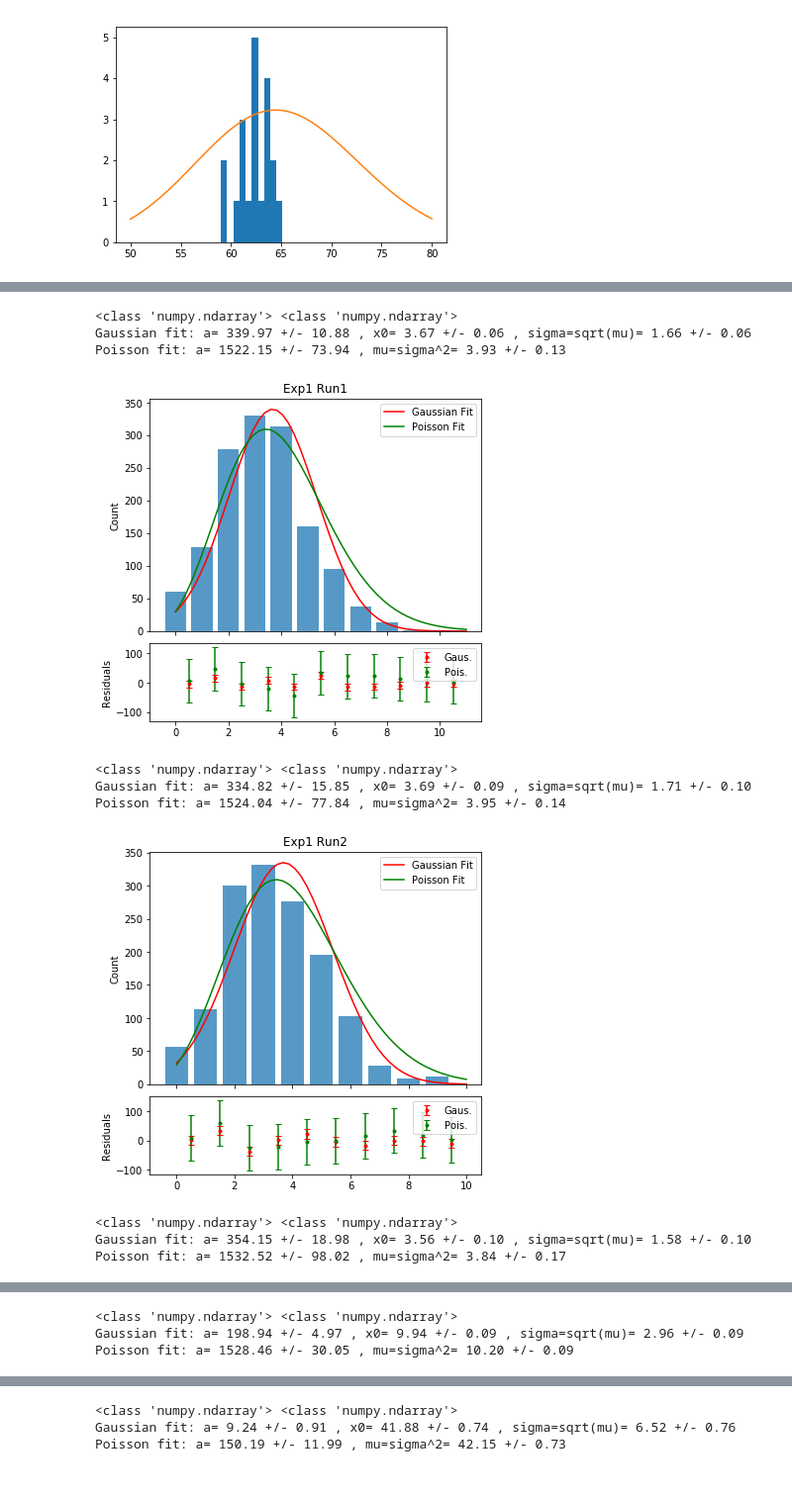
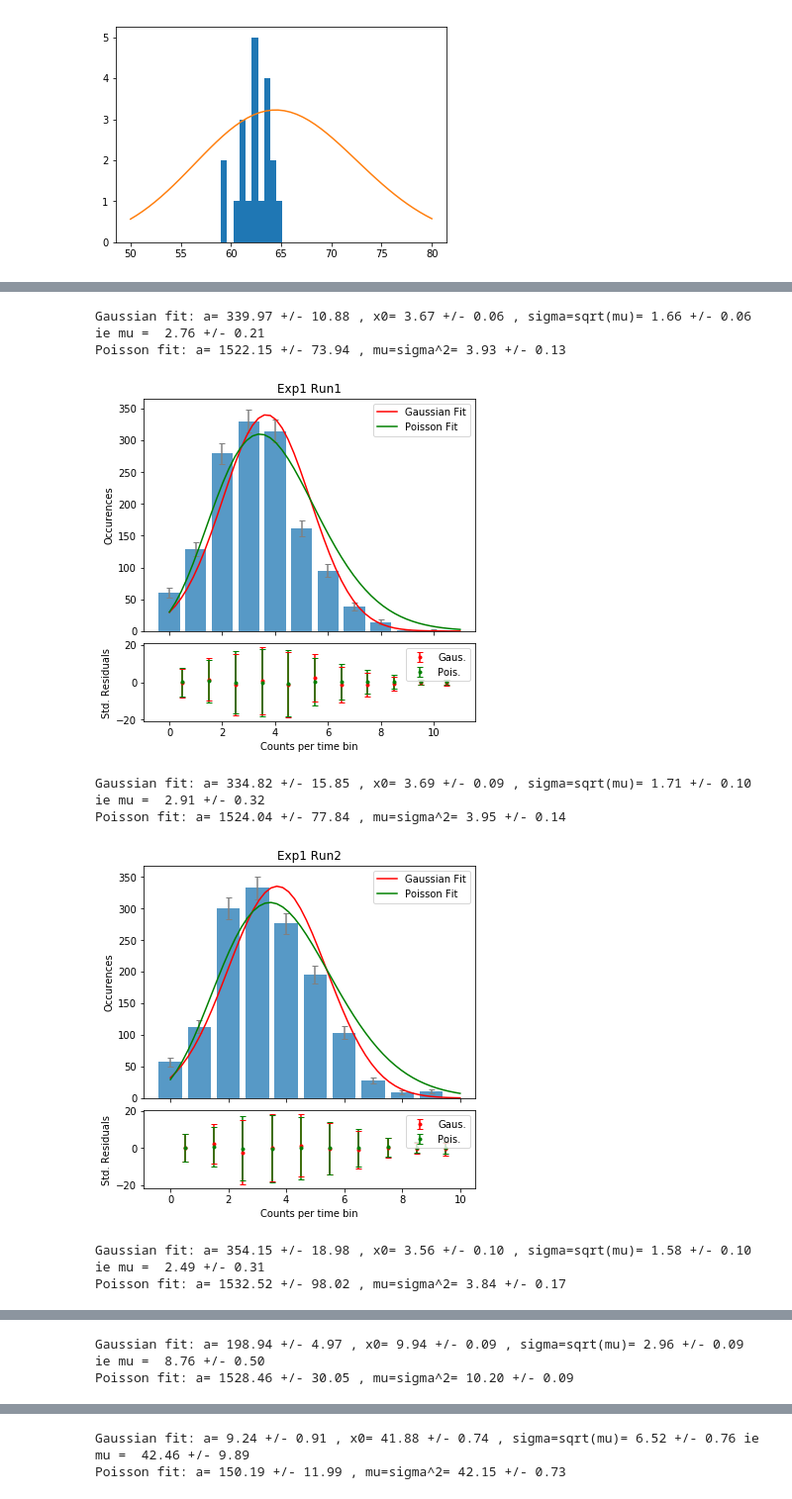
Before and after one commit to abrandenberger/phys-258, a Jupyter notebook: Lab 6/Code/Lab 6.ipynb, the cells around one changed output, grey strips where cells are left out. Shown at 99% size. Saved outputs shown, nothing was run; the diff lists cells and outputs as text; code cells hidden in the pictures.

```diff
--- a/Lab 6/Code/Lab 6.ipynb
+++ b/Lab 6/Code/Lab 6.ipynb
@@ -106,7 +104,7 @@ def extract_and_plot_stuff(run, bgdata, rundata, binwidth, plotGauss=True, plotP
 
     fig, (a0, a1) = plt.subplots(nrows=2, ncols=1, gridspec_kw = {'height_ratios':[3, 1]}, sharex=True, figsize=(6,6))
     fig.subplots_adjust(hspace=.08)
-    a0.bar(bins[:-1], plot_hist, width=.8*binwidth, alpha=0.75)
+    a0.bar(bins[:-1], plot_hist, width=.8*binwidth, yerr=np.sqrt(plot_hist), ecolor='gray', capsize=3, alpha=0.75)
     xdata = np.linspace(min(bins), max(bins)) #for plotting g and p
 
 #     print(type(plot_hist), type(bins))
@@ -115,12 +113,13 @@ def extract_and_plot_stuff(run, bgdata, rundata, binwidth, plotGauss=True, plotP
         residuals_gauss = gauss_function(histx, *gauss_params) - plot_hist
         print('Gaussian fit: a=', '%.2f'%gauss_params[0], '+/-', '%.2f'%errors(gauss_cov)[0] ,
               ', x0=', '%.2f'%gauss_params[1], '+/-',  '%.2f'%errors(gauss_cov)[1],
-              ', sigma=sqrt(mu)=', '%.2f'%gauss_params[2], '+/-',  '%.2f'%errors(gauss_cov)[2])
+              ', sigma=sqrt(mu)=', '%.2f'%gauss_params[2], '+/-',  '%.2f'%errors(gauss_cov)[2],
+              'ie mu = ', '%.2f'%(gauss_params[2]**2), '+/-', '%.2f'%(2*errors(gauss_cov)[2]*gauss_params[2]))
         a0.plot(xdata, gauss_function(xdata, *gauss_params), 'r', label='Gaussian Fit')
 
-        k_gauss = totalerr(gauss_cov)
-        a1.errorbar(histx, residuals_gauss, yerr = k_gauss, marker='.', color='r', linestyle='None', capsize=3,
-                    label='Gaus.')
+        k_gauss = totalerr(gauss_cov) # standardized residuals = residuals / error
+        a1.errorbar(histx, residuals_gauss/k_gauss, yerr = np.sqrt(plot_hist), marker='.', color='r', linestyle='None',
+                    capsize=3, label='Gaus.')
     if plotPoisson == True:
         poisson_params, poisson_cov = curve_fit(poisson_function, histx, plot_hist, p0=(data_a_guess, data_std_guess**2))
         residuals_poisson = poisson_function(histx, *poisson_params) - plot_hist
@@ -129,13 +128,14 @@ def extract_and_plot_stuff(run, bgdata, rundata, binwidth, plotGauss=True, plotP
 
         a0.plot(xdata, poisson_function(xdata, *poisson_params), 'g', label='Poisson Fit')
         k_poisson = totalerr(poisson_cov)
-        a1.errorbar(histx, residuals_poisson, yerr=k_poisson, marker='.', color='g', linestyle='None', capsize=3,
-                    label='Pois.')
+        a1.errorbar(histx, residuals_poisson/k_poisson, yerr=np.sqrt(plot_hist), marker='.', color='g', linestyle='None',
+                    capsize=3, label='Pois.')
 
     title = run[:-2] if '.1' in run else run
     a0.set_title(title)
-    a0.set_ylabel('Count')
-    a1.set_ylabel('Residuals')
+    a0.set_ylabel('Occurences')
+    a1.set_xlabel('Counts per time bin')
+    a1.set_ylabel('Std. Residuals')
     if plotGauss or plotPoisson: a0.legend(); a1.legend(loc='upper right')
 #     SAVEFIG STUFF
     plt.show()
@@ -146,3 +146,12 @@ def extract_and_plot_stuff(run, bgdata, rundata, binwidth, plotGauss=True, plotP
         return (gauss_params, gauss_cov)
     elif plotPoisson:
         return (poisson_params, poisson_cov)
+# %%
+def newdf_rebin(data, name, rebin):
+    series = data.groupby(data.index // rebin).sum()
+    return series.to_frame(name=name)
+# %%
+cTechbin2 = newdf_rebin(cTech['Tech'], 'Tech Bin2', 2)
+cTechbin5 = newdf_rebin(cTech['Tech'], 'Tech Bin5', 5)
+cTechbin20 = newdf_rebin(cTech['Tech'], 'Tech Bin20', 20)
+print(len(cTech), len(cTechbin2), len(cTechbin5), len(cTechbin20))
@@ -149,44 +160,38 @@ def extract_and_plot_stuff(run, bgdata, rundata, binwidth, plotGauss=True, plotP
+# %%
+cAllExp = [cExp1, cExp2, cExp3, cExp4, cBonus, cTech, cTechbin2, cTechbin5, cTechbin20, cExp3_vertical]
 # %%
 fitting_out = [[] for x in range(len(cAllExp))]
 # %%
 count = 0
 for exp in cAllExp:
     binwidth=1
     bgdata = cBack5min['Background 5min.1']
     if (type(exp)== pd.core.frame.DataFrame and 'Exp3' in list(exp)[0]) or type(exp) == pd.core.series.Series:
         bgdata = cBack1min['Background 1min.1']
-
-    if (type(exp) == pd.core.frame.DataFrame and 'Tech' in list(exp)[0]):
-#         do all runs 3 times with different binwidths 1,2, (5?)
-#         ADDDDDDD
-        continue
 
     if type(exp) == pd.core.series.Series: # vertically added Exp3
         binwidth=10
         plotGauss, plotPoisson = True, False
         fittings = extract_and_plot_stuff('Exp3 Vertical Sum', bgdata, exp, binwidth, plotGauss, plotPoisson)
         fitting_out[count].append(fittings)
         break
     for run in exp:
         plotGauss, plotPoisson = True, True
         if 'Sum' in run:
             bgdata = (exp.shape[1]-1)*bgdata #for summed we add num_run times? I guess?
             if 'Exp2' in run and 'Sum':
                 plotPoisson = False
         if 'Bonus 8.' in run : plotGauss, plotPoisson = False, True
         if 'Bonus 15.' in run : plotGauss, plotPoisson = False, False
         fittings = extract_and_plot_stuff(run, bgdata, exp[run], binwidth, plotGauss, plotPoisson)
         fitting_out[count].append(fittings)
     count+=1
 # %% [output]
-<class 'numpy.ndarray'> <class 'numpy.ndarray'>
-Gaussian fit: a= 339.97 +/- 10.88 , x0= 3.67 +/- 0.06 , sigma=sqrt(mu)= 1.66 +/- 0.06
+Gaussian fit: a= 339.97 +/- 10.88 , x0= 3.67 +/- 0.06 , sigma=sqrt(mu)= 1.66 +/- 0.06 ie mu =  2.76 +/- 0.21
 Poisson fit: a= 1522.15 +/- 73.94 , mu=sigma^2= 3.93 +/- 0.13
-[figure, old version]
+[figure, new version]
-<class 'numpy.ndarray'> <class 'numpy.ndarray'>
-Gaussian fit: a= 334.82 +/- 15.85 , x0= 3.69 +/- 0.09 , sigma=sqrt(mu)= 1.71 +/- 0.10
+Gaussian fit: a= 334.82 +/- 15.85 , x0= 3.69 +/- 0.09 , sigma=sqrt(mu)= 1.71 +/- 0.10 ie mu =  2.91 +/- 0.32
 Poisson fit: a= 1524.04 +/- 77.84 , mu=sigma^2= 3.95 +/- 0.14
-[figure, old version]
+[figure, new version]
-<class 'numpy.ndarray'> <class 'numpy.ndarray'>
-Gaussian fit: a= 354.15 +/- 18.98 , x0= 3.56 +/- 0.10 , sigma=sqrt(mu)= 1.58 +/- 0.10
+Gaussian fit: a= 354.15 +/- 18.98 , x0= 3.56 +/- 0.10 , sigma=sqrt(mu)= 1.58 +/- 0.10 ie mu =  2.49 +/- 0.31
 Poisson fit: a= 1532.52 +/- 98.02 , mu=sigma^2= 3.84 +/- 0.17
@@ -194,3 +199,2 @@ Poisson fit: a= 1532.52 +/- 98.02 , mu=sigma^2= 3.84 +/- 0.17
-<class 'numpy.ndarray'> <class 'numpy.ndarray'>
-Gaussian fit: a= 198.94 +/- 4.97 , x0= 9.94 +/- 0.09 , sigma=sqrt(mu)= 2.96 +/- 0.09
+Gaussian fit: a= 198.94 +/- 4.97 , x0= 9.94 +/- 0.09 , sigma=sqrt(mu)= 2.96 +/- 0.09 ie mu =  8.76 +/- 0.50
 Poisson fit: a= 1528.46 +/- 30.05 , mu=sigma^2= 10.20 +/- 0.09
@@ -198,3 +202,2 @@ Poisson fit: a= 1528.46 +/- 30.05 , mu=sigma^2= 10.20 +/- 0.09
-<class 'numpy.ndarray'> <class 'numpy.ndarray'>
-Gaussian fit: a= 9.24 +/- 0.91 , x0= 41.88 +/- 0.74 , sigma=sqrt(mu)= 6.52 +/- 0.76
+Gaussian fit: a= 9.24 +/- 0.91 , x0= 41.88 +/- 0.74 , sigma=sqrt(mu)= 6.52 +/- 0.76 ie mu =  42.46 +/- 9.89
 Poisson fit: a= 150.19 +/- 11.99 , mu=sigma^2= 42.15 +/- 0.73
```
Also changed, not shown: parts of 3 cells of this notebook.
